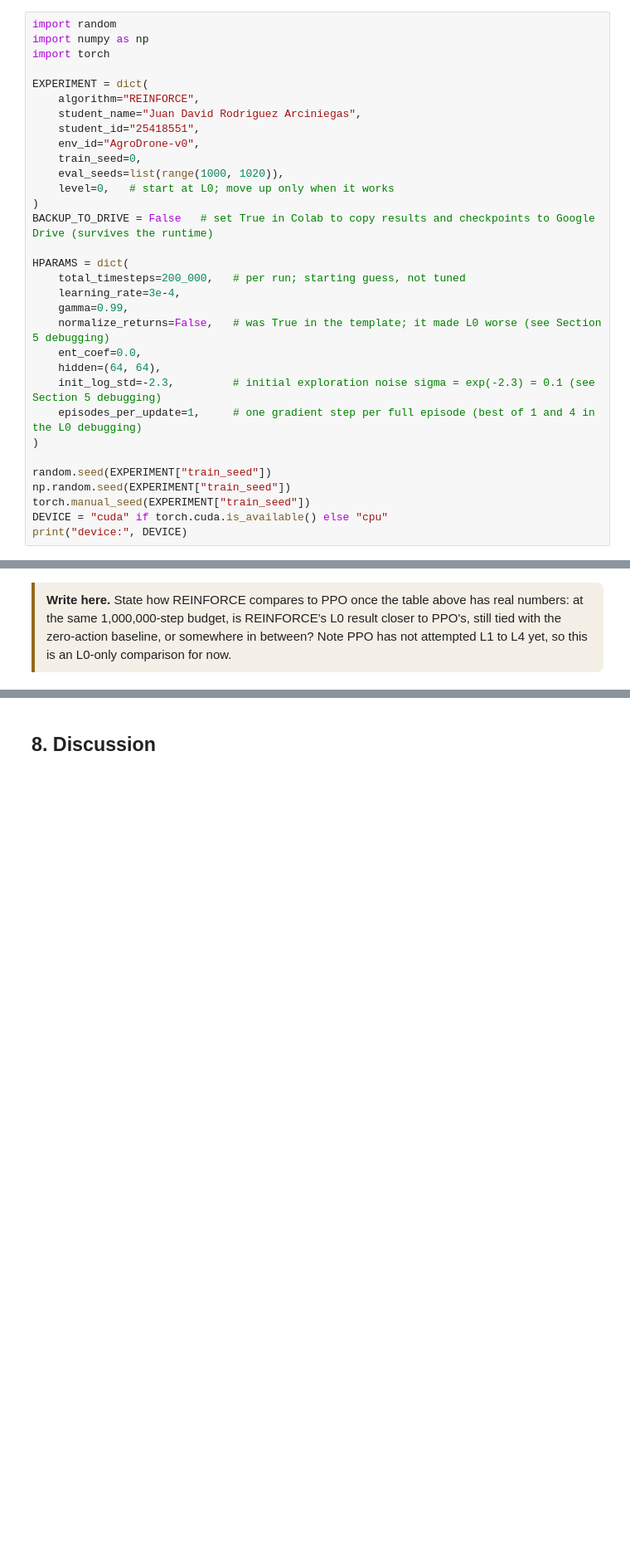
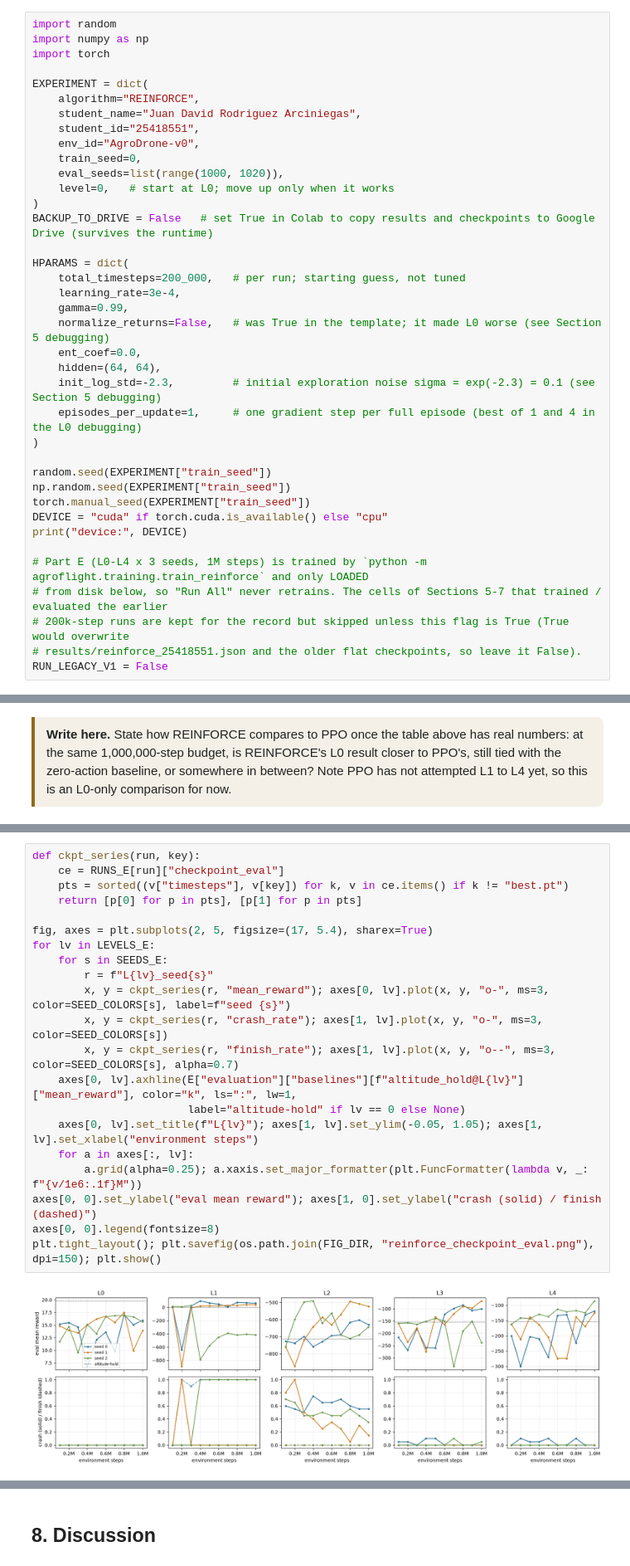
Before and after one commit to Nelkit/agroflight-rl, a Jupyter notebook: notebooks/reinforce_25418551.ipynb, the cells around one changed output, grey strips where cells are left out. Shown at 83% size. Saved outputs shown, nothing was run; the diff lists cells and outputs as text; blank space fills up the shorter version.

```diff
--- a/notebooks/reinforce_25418551.ipynb
+++ b/notebooks/reinforce_25418551.ipynb
@@ -205,6 +205,12 @@ np.random.seed(EXPERIMENT["train_seed"])
 torch.manual_seed(EXPERIMENT["train_seed"])
 DEVICE = "cuda" if torch.cuda.is_available() else "cpu"
 print("device:", DEVICE)
+
+# Part E (L0-L4 x 3 seeds, 1M steps) is trained by `python -m agroflight.training.train_reinforce` and only LOADED
+# from disk below, so "Run All" never retrains. The cells of Sections 5-7 that trained / evaluated the earlier
+# 200k-step runs are kept for the record but skipped unless this flag is True (True would overwrite
+# results/reinforce_25418551.json and the older flat checkpoints, so leave it False).
+RUN_LEGACY_V1 = False
 # %% [output]
 device: cpu
 # %% [markdown]
@@ -839,0 +974,23 @@ results saved to /Users/juandavid/Desktop/semester_4/reinforcement_learning/Proj
+# %%
+def ckpt_series(run, key):
+    ce = RUNS_E[run]["checkpoint_eval"]
+    pts = sorted((v["timesteps"], v[key]) for k, v in ce.items() if k != "best.pt")
+    return [p[0] for p in pts], [p[1] for p in pts]
+
+fig, axes = plt.subplots(2, 5, figsize=(17, 5.4), sharex=True)
+for lv in LEVELS_E:
+    for s in SEEDS_E:
+        r = f"L{lv}_seed{s}"
+        x, y = ckpt_series(r, "mean_reward"); axes[0, lv].plot(x, y, "o-", ms=3, color=SEED_COLORS[s], label=f"seed {s}")
+        x, y = ckpt_series(r, "crash_rate"); axes[1, lv].plot(x, y, "o-", ms=3, color=SEED_COLORS[s])
+        x, y = ckpt_series(r, "finish_rate"); axes[1, lv].plot(x, y, "o--", ms=3, color=SEED_COLORS[s], alpha=0.7)
+    axes[0, lv].axhline(E["evaluation"]["baselines"][f"altitude_hold@L{lv}"]["mean_reward"], color="k", ls=":", lw=1,
+                        label="altitude-hold" if lv == 0 else None)
+    axes[0, lv].set_title(f"L{lv}"); axes[1, lv].set_ylim(-0.05, 1.05); axes[1, lv].set_xlabel("environment steps")
+    for a in axes[:, lv]:
+        a.grid(alpha=0.25); a.xaxis.set_major_formatter(plt.FuncFormatter(lambda v, _: f"{v/1e6:.1f}M"))
+axes[0, 0].set_ylabel("eval mean reward"); axes[1, 0].set_ylabel("crash (solid) / finish (dashed)")
+axes[0, 0].legend(fontsize=8)
+plt.tight_layout(); plt.savefig(os.path.join(FIG_DIR, "reinforce_checkpoint_eval.png"), dpi=150); plt.show()
+# %% [output]
+[figure, added]
```
Also changed, not shown: parts of 28 cells of this notebook, 29 other files.
